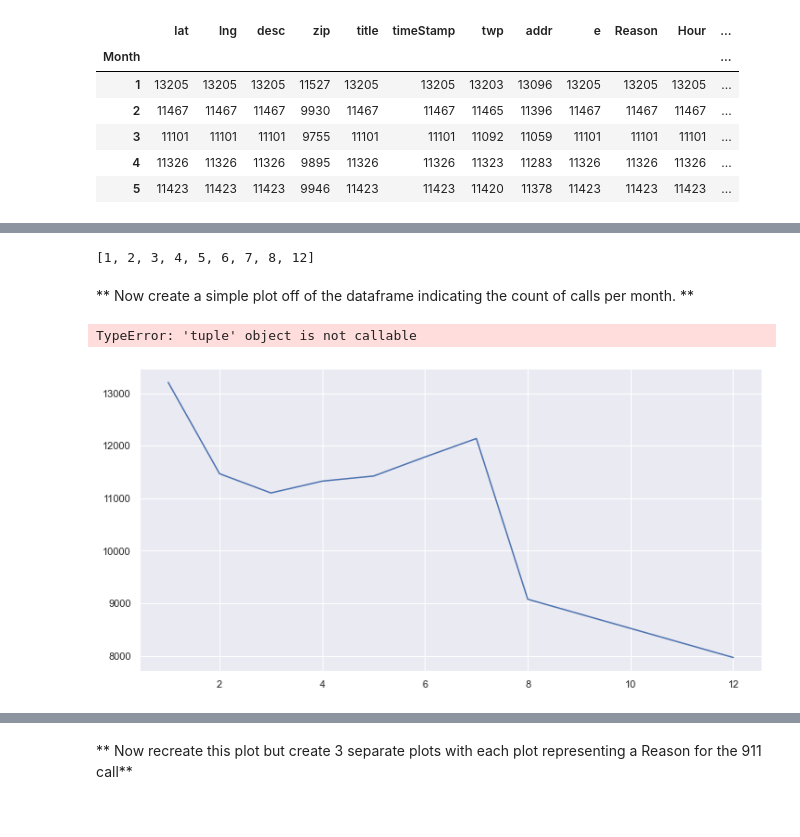
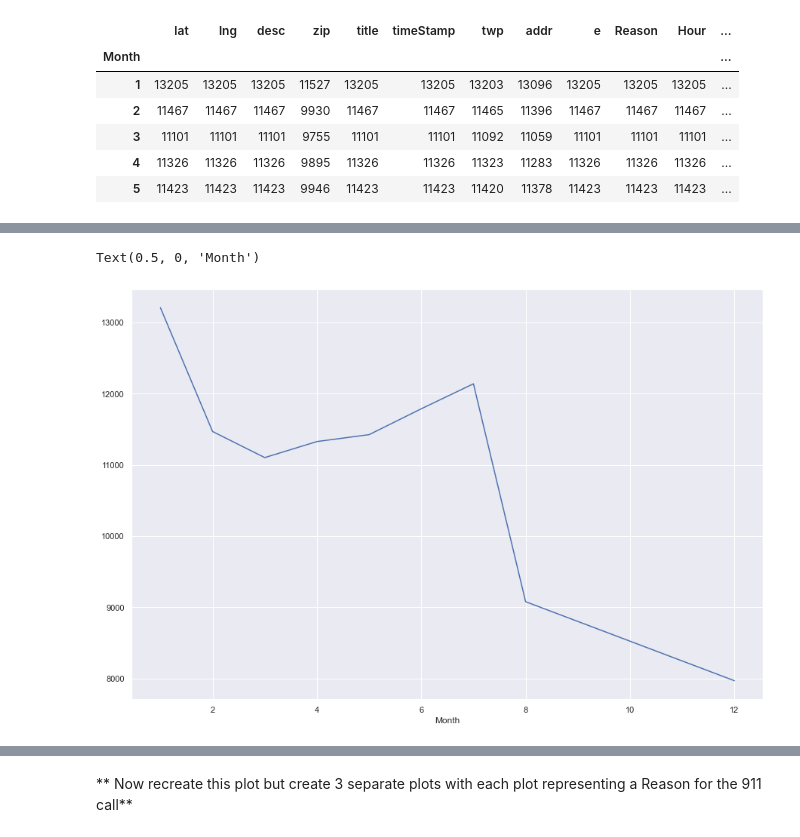
Before and after one commit to Ganesh4693/911-Calls, a Jupyter notebook: 01-911 Calls Data Capstone Project.ipynb, the cells around one changed output, grey strips where cells are left out. Cells and saved outputs as stored; diff of their text form; code cells hidden in the pictures.

```diff
--- a/01-911 Calls Data Capstone Project.ipynb
+++ b/01-911 Calls Data Capstone Project.ipynb
@@ -263,14 +213,7 @@ Name: lat, dtype: int64
-# %%
-list(byMonth.count().index)
-# %% [output]
-[1, 2, 3, 4, 5, 6, 7, 8, 12]
-# %% [markdown]
-** Now create a simple plot off of the dataframe indicating the count of calls per month. **
 # %%
+plt.figure(figsize=(15,10))
 plt.plot(byMonth.count().index,byMonth.count()['lat'],'b')
-plt.xlim(1,12)
-plt.ylim(7000,14000)
 plt.xlabel('Month')
 # %% [output]
-TypeError: 'tuple' object is not callable
+Text(0.5, 0, 'Month')
-[figure, old version]
+[figure, new version]
```
Also changed, not shown: parts of 62 cells of this notebook.
